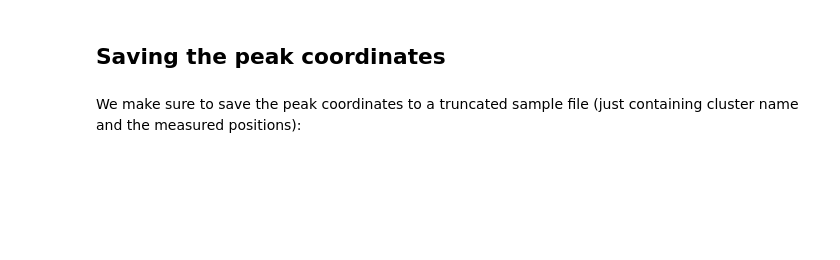
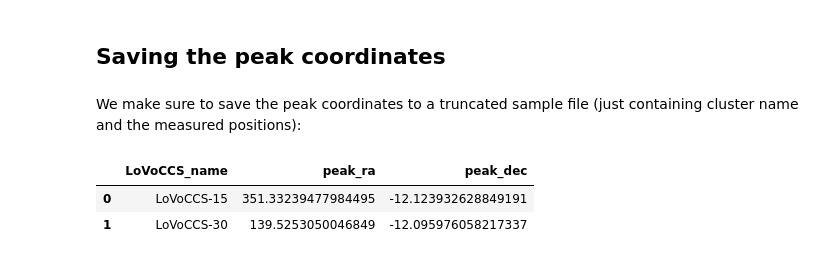
Before and after one commit to LoVoCCS/X-LoVoCCS-Analyses, a Jupyter notebook: notebooks/position_coverage/measure_peaks.ipynb, the cells around one changed output. Cells and saved outputs as stored; diff of their text form; code cells hidden in the pictures; blank space fills up the shorter version.

```diff
--- a/notebooks/position_coverage/measure_peaks.ipynb
+++ b/notebooks/position_coverage/measure_peaks.ipynb
@@ -127,7 +230,11 @@ for src in srcs:
 # %% [markdown]
 We make sure to save the peak coordinates to a truncated sample file (just containing cluster name and the measured positions):
 # %%
-out_df_data = np.concatenate([srcs.names[..., None], srcs.peaks])
+out_df_data = np.concatenate([srcs.names[..., None], srcs.peaks.value], axis=1)
 out_df = pd.DataFrame(out_df_data, columns=['LoVoCCS_name', 'peak_ra', 'peak_dec'])
 out_df.to_csv("../../outputs/coordinates/xmm_peak_coords.csv", index=False)
 out_df
+# %% [output]
+|  | LoVoCCS_name | peak_ra | peak_dec |
+| 0 | LoVoCCS-15 | 351.33239477984495 | -12.123932628849191 |
+| 1 | LoVoCCS-30 | 139.5253050046849 | -12.095976058217337 |
```
Also changed, not shown: parts of 7 cells of this notebook.
